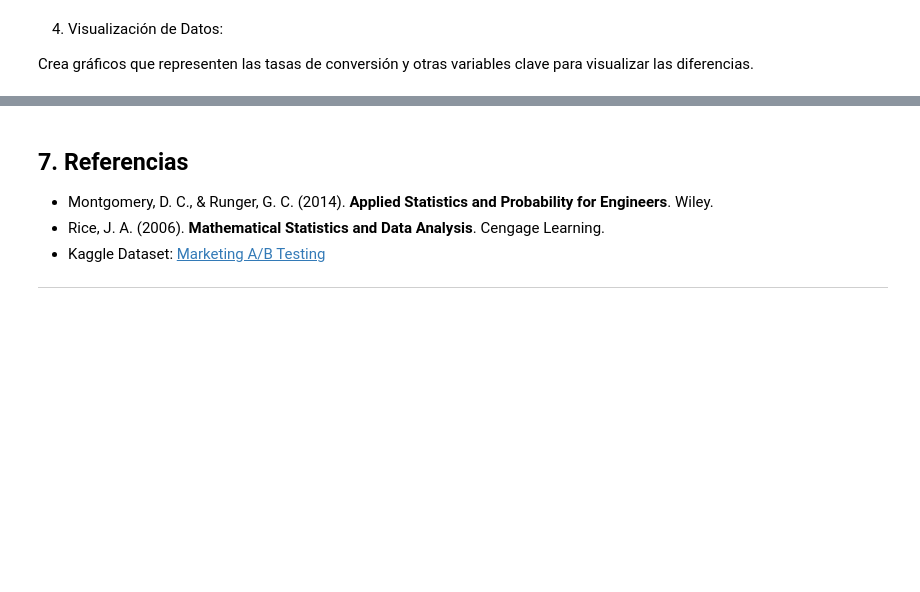
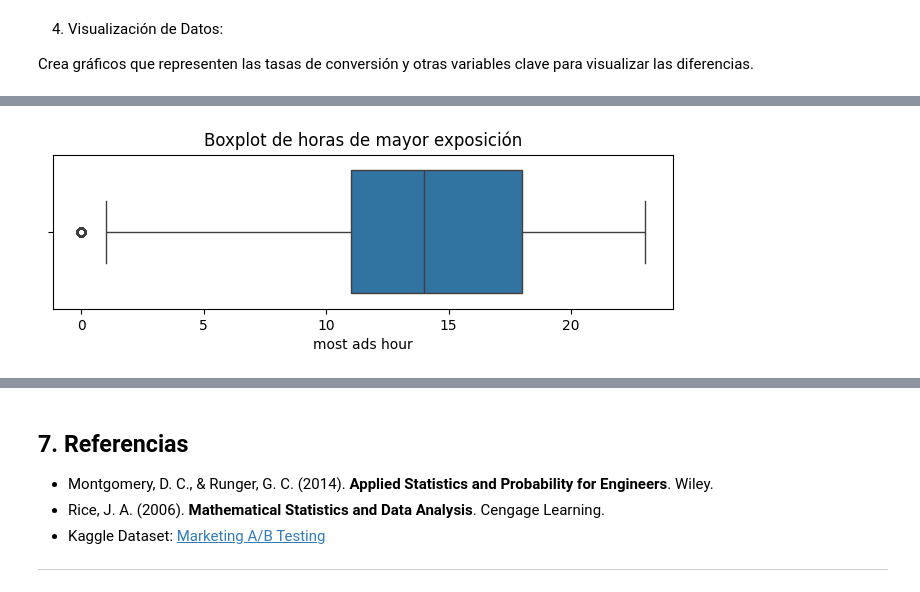
Before and after one commit to PabloAndree/Python_PA, a Jupyter notebook: 03_Pruebas_de_Hipótesis_ipynb.ipynb, the cells around one changed output, grey strips where cells are left out. Saved outputs shown, nothing was run; the diff lists cells and outputs as text; code cells hidden in the pictures; blank space fills up the shorter version.

```diff
--- a/03_Pruebas_de_Hipótesis_ipynb.ipynb
+++ b/03_Pruebas_de_Hipótesis_ipynb.ipynb
@@ -543,0 +574,8 @@ Crea gráficos que representen las tasas de conversión y otras variables clave
+# %%
+# Boxplot de las horas de mayor exposición.
+plt.figure(figsize=(8,2))
+sns.boxplot(x='most ads hour', data=df)
+plt.title("Boxplot de horas de mayor exposición")
+plt.show()
+# %% [output]
+[figure, added]
```
Also changed, not shown: parts of 5 cells of this notebook.
